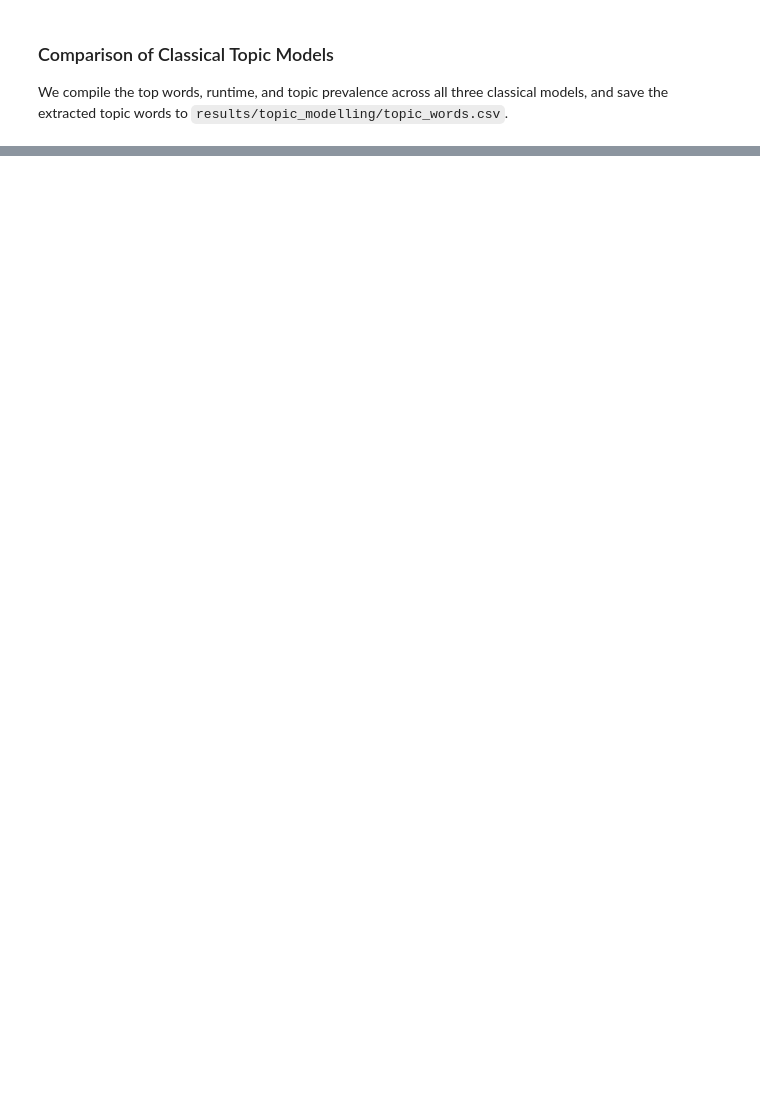
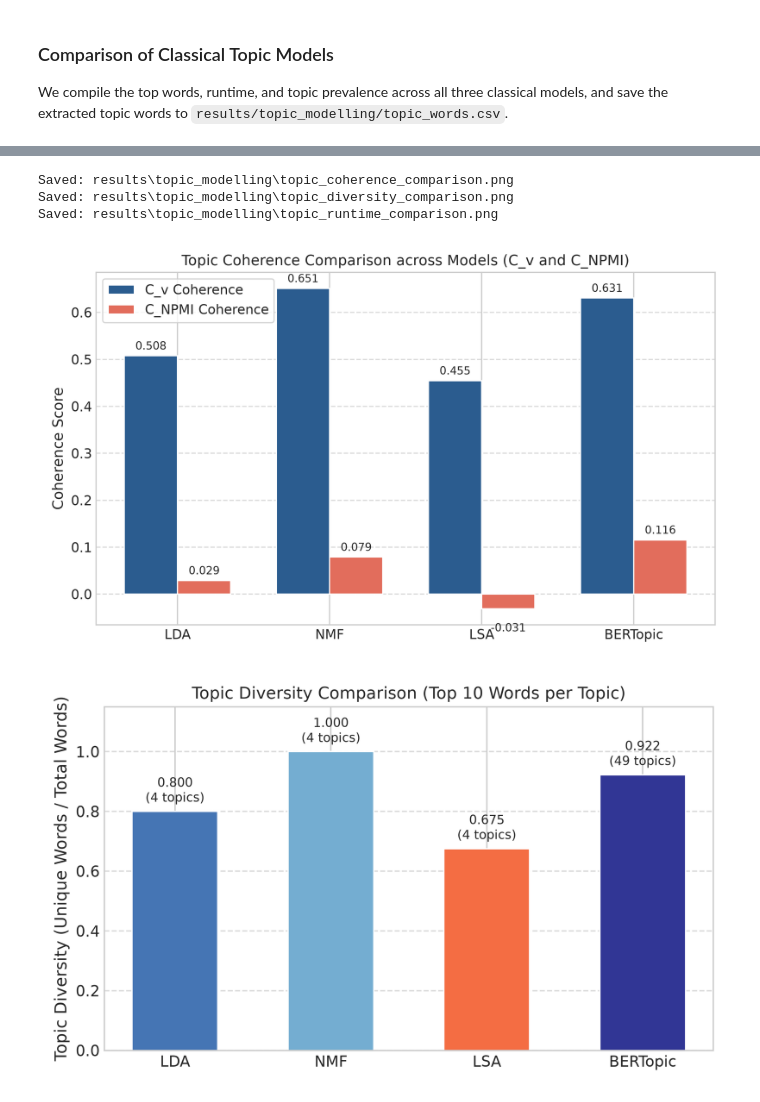
Before and after one commit to Yiyoyu/NewsScope, a Jupyter notebook: notebooks/05_topic_modelling.ipynb, the cells around one changed output, grey strips where cells are left out. Saved outputs shown, nothing was run; the diff lists cells and outputs as text; code cells hidden in the pictures; blank space fills up the shorter version.

Commit message:
BERTopic algorithm completed, results updated, review undergoing

```diff
--- a/notebooks/05_topic_modelling.ipynb
+++ b/notebooks/05_topic_modelling.ipynb
@@ -415,0 +839,77 @@ The classical models in Stage B provide a solid baseline against which BERTopic'
+# %%
+import matplotlib.pyplot as plt
+import seaborn as sns
+
+plt.style.use('seaborn-v0_8-whitegrid' if 'seaborn-v0_8-whitegrid' in plt.style.available else 'default')
+plt.rcParams['font.sans-serif'] = 'DejaVu Sans'
+plt.rcParams['font.size'] = 10
+
+# 1. Topic Coherence Comparison
+fig, ax = plt.subplots(figsize=(8, 4.8))
+x = np.arange(len(df_coherence))
+width = 0.35
+rects1 = ax.bar(x - width/2, df_coherence['C_v'], width, label='C_v Coherence', color='#2b5c8f')
+rects2 = ax.bar(x + width/2, df_coherence['C_NPMI'], width, label='C_NPMI Coherence', color='#e26d5c')
+ax.set_ylabel('Coherence Score')
+ax.set_title('Topic Coherence Comparison across Models (C_v and C_NPMI)')
+ax.set_xticks(x)
+ax.set_xticklabels(df_coherence['Model'])
+ax.legend(frameon=True)
+ax.grid(axis='y', linestyle='--', alpha=0.7)
+for r in rects1:
+    h = r.get_height()
+    ax.annotate(f'{h:.3f}', xy=(r.get_x() + r.get_width()/2, h), xytext=(0, 3),
+                textcoords="offset points", ha='center', va='bottom', fontsize=9)
+for r in rects2:
+    h = r.get_height()
+    offset = 3 if h >= 0 else -12
+    ax.annotate(f'{h:.3f}', xy=(r.get_x() + r.get_width()/2, h), xytext=(0, offset),
+                textcoords="offset points", ha='center', va='bottom' if h>=0 else 'top', fontsize=9)
+plt.tight_layout()
+fig.savefig(results_dir / "topic_coherence_comparison.png", dpi=300)
+plt.show()
+
+# 2. Topic Diversity Comparison
+fig, ax = plt.subplots(figsize=(7, 4.2))
+bars = ax.bar(df_diversity['Model'], df_diversity['Topic_Diversity'], color=['#4575b4', '#74add1', '#f46d43', '#313695'], width=0.55)
+ax.set_ylabel('Topic Diversity (Unique Words / Total Words)')
+ax.set_ylim(0, 1.15)
+ax.set_title('Topic Diversity Comparison (Top 10 Words per Topic)')
+ax.grid(axis='y', linestyle='--', alpha=0.7)
+for bar, (_, row) in zip(bars, df_diversity.iterrows()):
+    h = bar.get_height()
+    t_n = row['Topics_Evaluated']
+    ax.annotate(f'{h:.3f}\n({t_n} topics)', xy=(bar.get_x() + bar.get_width()/2, h),
+                xytext=(0, 4), textcoords="offset points", ha='center', va='bottom', fontsize=9)
+plt.tight_layout()
+fig.savefig(results_dir / "topic_diversity_comparison.png", dpi=300)
+plt.show()
+
+# 3. Runtime Comparison
+fig, ax = plt.subplots(figsize=(8, 4.5))
+x = np.arange(len(df_comparison))
+width = 0.35
+r1 = ax.bar(x - width/2, df_comparison['Runtime_Fitting_s'], width, label='Model Fitting Time (s)', color='#41b6c4')
+r2 = ax.bar(x + width/2, df_comparison['Runtime_Total_s'], width, label='Total Pipeline Time (s)', color='#253494')
+ax.set_ylabel('Runtime (Seconds) - Log Scale')
+ax.set_yscale('log')
+ax.set_title('Computational Runtime Comparison (Log Scale)')
+ax.set_xticks(x)
+ax.set_xticklabels(df_comparison['Model'])
+ax.legend(frameon=True)
+ax.grid(axis='y', linestyle='--', alpha=0.7)
+for r, val in zip(r1, df_comparison['Runtime_Fitting_s']):
+    ax.annotate(f'{val:.2f}s', xy=(r.get_x() + r.get_width()/2, val), xytext=(0, 3),
+                textcoords="offset points", ha='center', va='bottom', fontsize=8)
+for r, val in zip(r2, df_comparison['Runtime_Total_s']):
+    ax.annotate(f'{val:.2f}s', xy=(r.get_x() + r.get_width()/2, val), xytext=(0, 3),
+                textcoords="offset points", ha='center', va='bottom', fontsize=8)
+plt.tight_layout()
+fig.savefig(results_dir / "topic_runtime_comparison.png", dpi=300)
+plt.show()
+# %% [output]
+Saved: results\topic_modelling\topic_coherence_comparison.png
+Saved: results\topic_modelling\topic_diversity_comparison.png
+Saved: results\topic_modelling\topic_runtime_comparison.png
+[figure, added]
+[figure, added]
```
Also changed, not shown: parts of 23 cells of this notebook, 26 other files.
